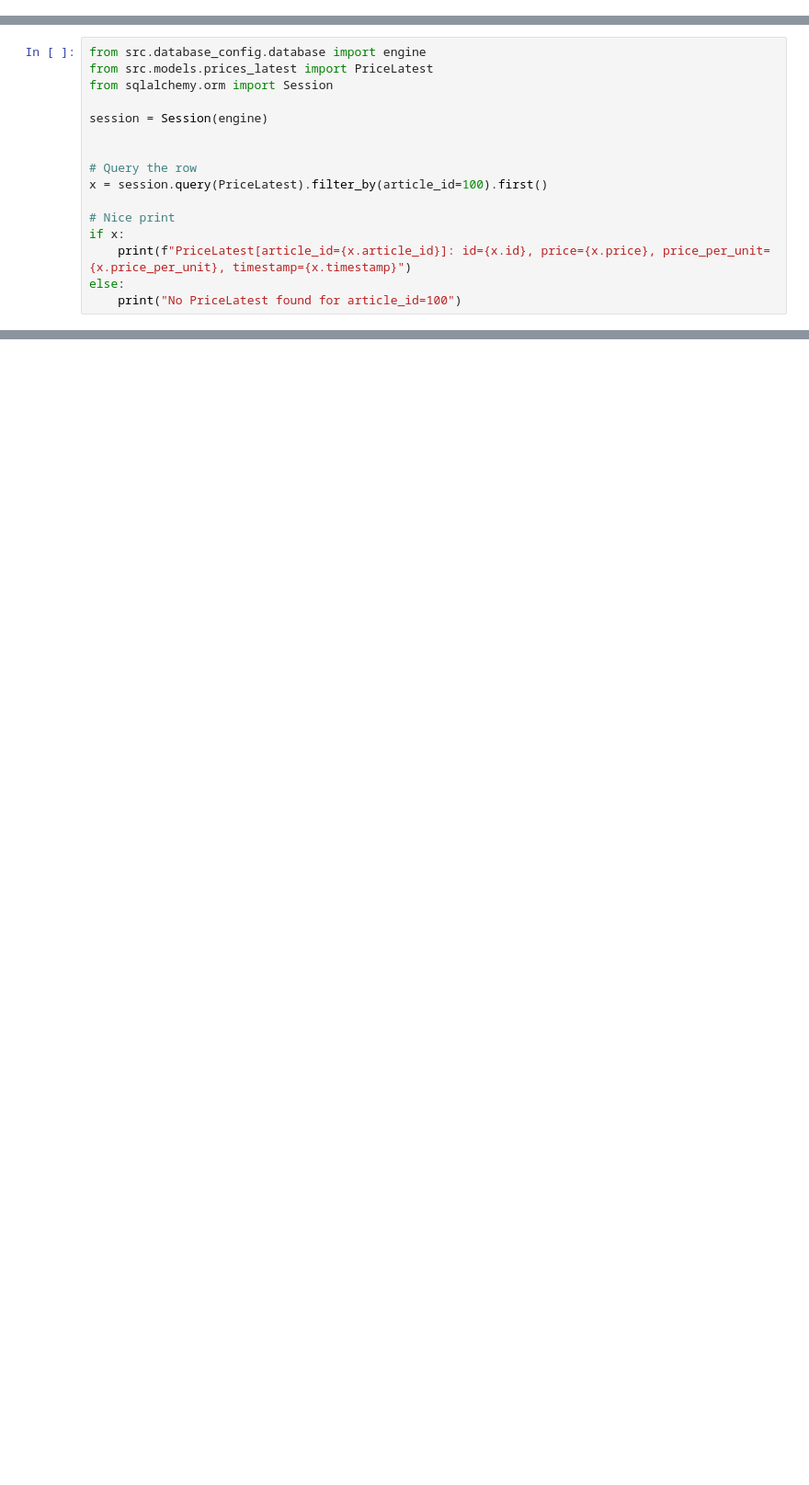
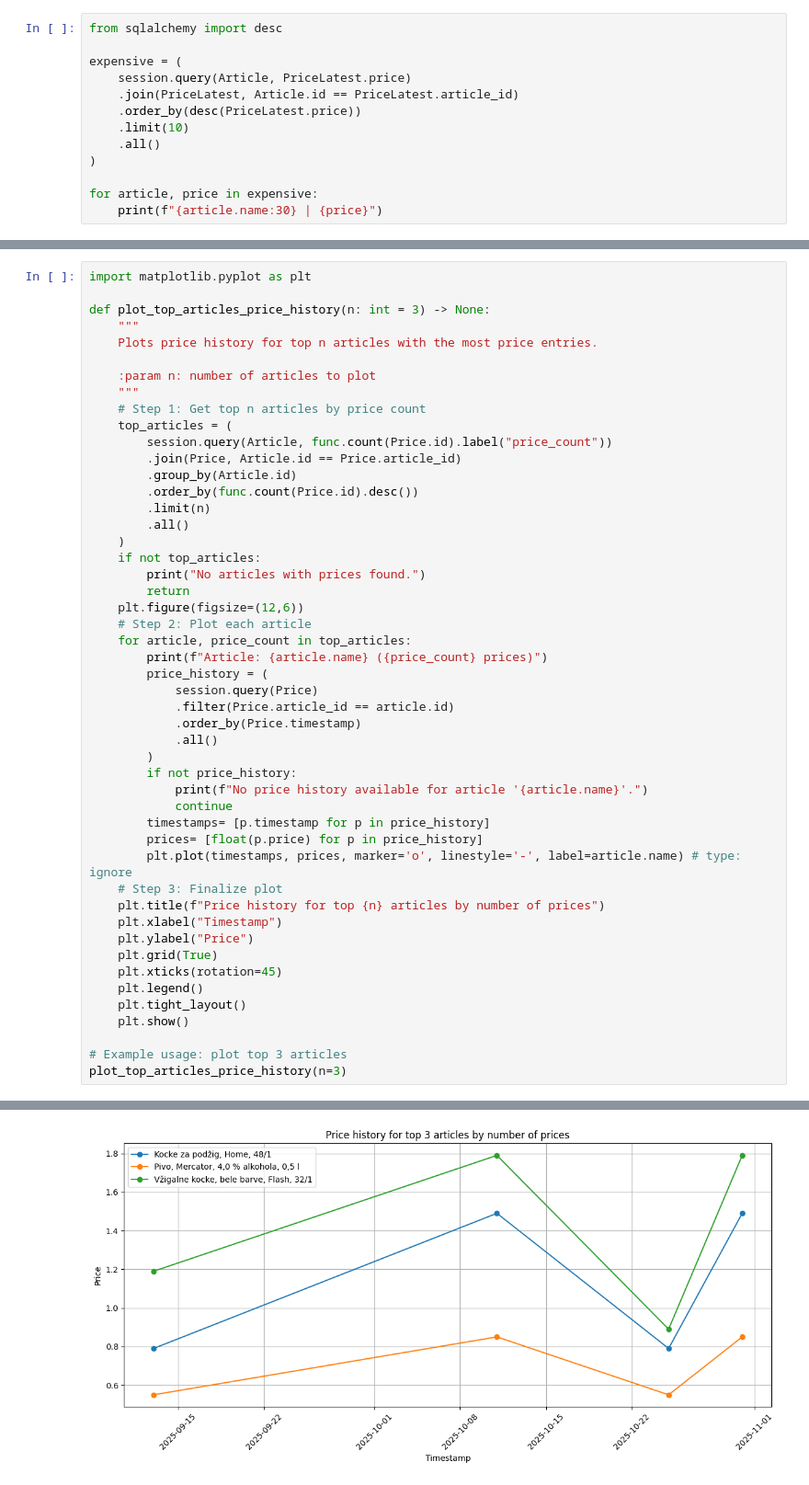
Before and after one commit to LukaLavs/Article-Scraper, a Jupyter notebook: article_analysis.ipynb, the cells around one changed output, grey strips where cells are left out. Shown: that part at 92% size. Drawn from its saved outputs; the diff is of its cells as text; blank space fills up the shorter version.

```diff
--- a/article_analysis.ipynb
+++ b/article_analysis.ipynb
@@ -43,0 +14,13 @@ AttributeError: 'list' object has no attribute 'as_dict'
+# %%
+from sqlalchemy import desc
+
+expensive = (
+    session.query(Article, PriceLatest.price)
+    .join(PriceLatest, Article.id == PriceLatest.article_id)
+    .order_by(desc(PriceLatest.price))
+    .limit(10)
+    .all()
+)
+
+for article, price in expensive:
+    print(f"{article.name:30} | {price}")
@@ -44,17 +93,50 @@ AttributeError: 'list' object has no attribute 'as_dict'
 # %%
-from src.database_config.database import engine
-from src.models.prices_latest import PriceLatest
-from sqlalchemy.orm import Session
+import matplotlib.pyplot as plt
 
-session = Session(engine)
+def plot_top_articles_price_history(n: int = 3) -> None:
+    """
+    Plots price history for top n articles with the most price entries.
 
+    :param n: number of articles to plot
+    """
+    # Step 1: Get top n articles by price count
+    top_articles = (
+        session.query(Article, func.count(Price.id).label("price_count"))
+        .join(Price, Article.id == Price.article_id)
+        .group_by(Article.id)
+        .order_by(func.count(Price.id).desc())
+        .limit(n)
+        .all()
+    )
+    if not top_articles:
+        print("No articles with prices found.")
+        return
+    plt.figure(figsize=(12,6))
+    # Step 2: Plot each article
+    for article, price_count in top_articles:
+        print(f"Article: {article.name} ({price_count} prices)")
+        price_history = (
+            session.query(Price)
+            .filter(Price.article_id == article.id)
+            .order_by(Price.timestamp)
+            .all()
+        )
+        if not price_history:
+            print(f"No price history available for article '{article.name}'.")
+            continue
+        timestamps= [p.timestamp for p in price_history]
+        prices= [float(p.price) for p in price_history]
+        plt.plot(timestamps, prices, marker='o', linestyle='-', label=article.name) # type: ignore
+    # Step 3: Finalize plot
+    plt.title(f"Price history for top {n} articles by number of prices")
+    plt.xlabel("Timestamp")
+    plt.ylabel("Price")
+    plt.grid(True)
+    plt.xticks(rotation=45)
+    plt.legend()
+    plt.tight_layout()
+    plt.show()
 
-# Query the row
-x = session.query(PriceLatest).filter_by(article_id=100).first()
-
-# Nice print
-if x:
-    print(f"PriceLatest[article_id={x.article_id}]: id={x.id}, price={x.price}, price_per_unit={x.price_per_unit}, timestamp={x.timestamp}")
-else:
-    print("No PriceLatest found for article_id=100")
+# Example usage: plot top 3 articles
+plot_top_articles_price_history(n=3)
 # %% [output]
@@ -67,0 +162 @@ PriceLatest[article_id=100]: id=11256, price=3.79, price_per_unit=0.32, timestam
+[figure, added]
```
Also changed, not shown: parts of 14 cells of this notebook, 1 other file.
